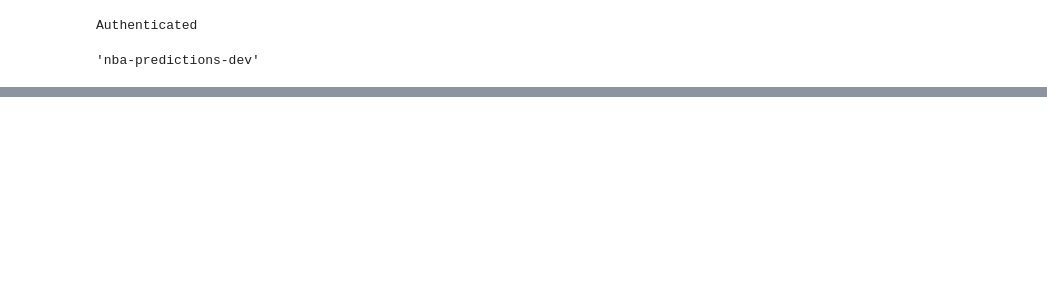
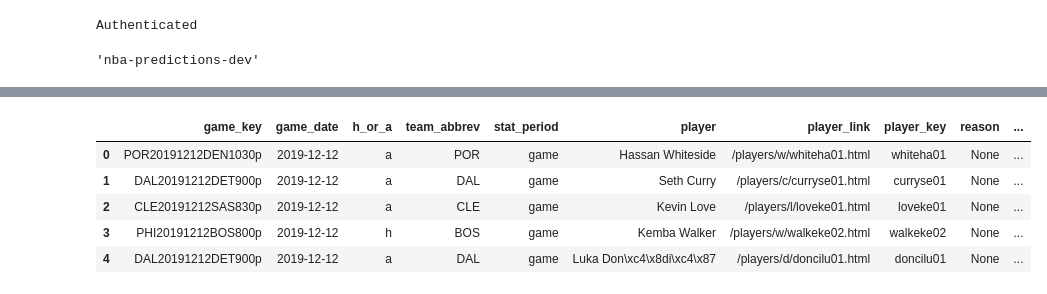
Before and after one commit to cwilbar04/gcp-end-to-end-nba-predictions, a Jupyter notebook: notebooks/EDA.ipynb, the cells around one changed output, grey strips where cells are left out. Saved outputs shown, nothing was run; the diff lists cells and outputs as text; code cells hidden in the pictures; blank space fills up the shorter version.

```diff
--- a/notebooks/EDA.ipynb
+++ b/notebooks/EDA.ipynb
@@ -36,0 +37,9 @@ gaia_id: 188994400757
+# %%
+player.head()
+# %% [output]
+|  | game_key | game_date | h_or_a | team_abbrev | stat_period | player | player_link | player_key | reason | ... |
+| 0 | POR20191212DEN1030p | 2019-12-12 | a | POR | game | Hassan Whiteside | /players/w/whiteha01.html | whiteha01 | None | ... |
+| 1 | DAL20191212DET900p | 2019-12-12 | a | DAL | game | Seth Curry | /players/c/curryse01.html | curryse01 | None | ... |
+| 2 | CLE20191212SAS830p | 2019-12-12 | a | CLE | game | Kevin Love | /players/l/loveke01.html | loveke01 | None | ... |
+| 3 | PHI20191212BOS800p | 2019-12-12 | h | BOS | game | Kemba Walker | /players/w/walkeke02.html | walkeke02 | None | ... |
+| 4 | DAL20191212DET900p | 2019-12-12 | a | DAL | game | Luka Don\xc4\x8di\xc4\x87 | /players/d/doncilu01.html | doncilu01 | None | ... |
```
Also changed, not shown: parts of 31 cells of this notebook.
